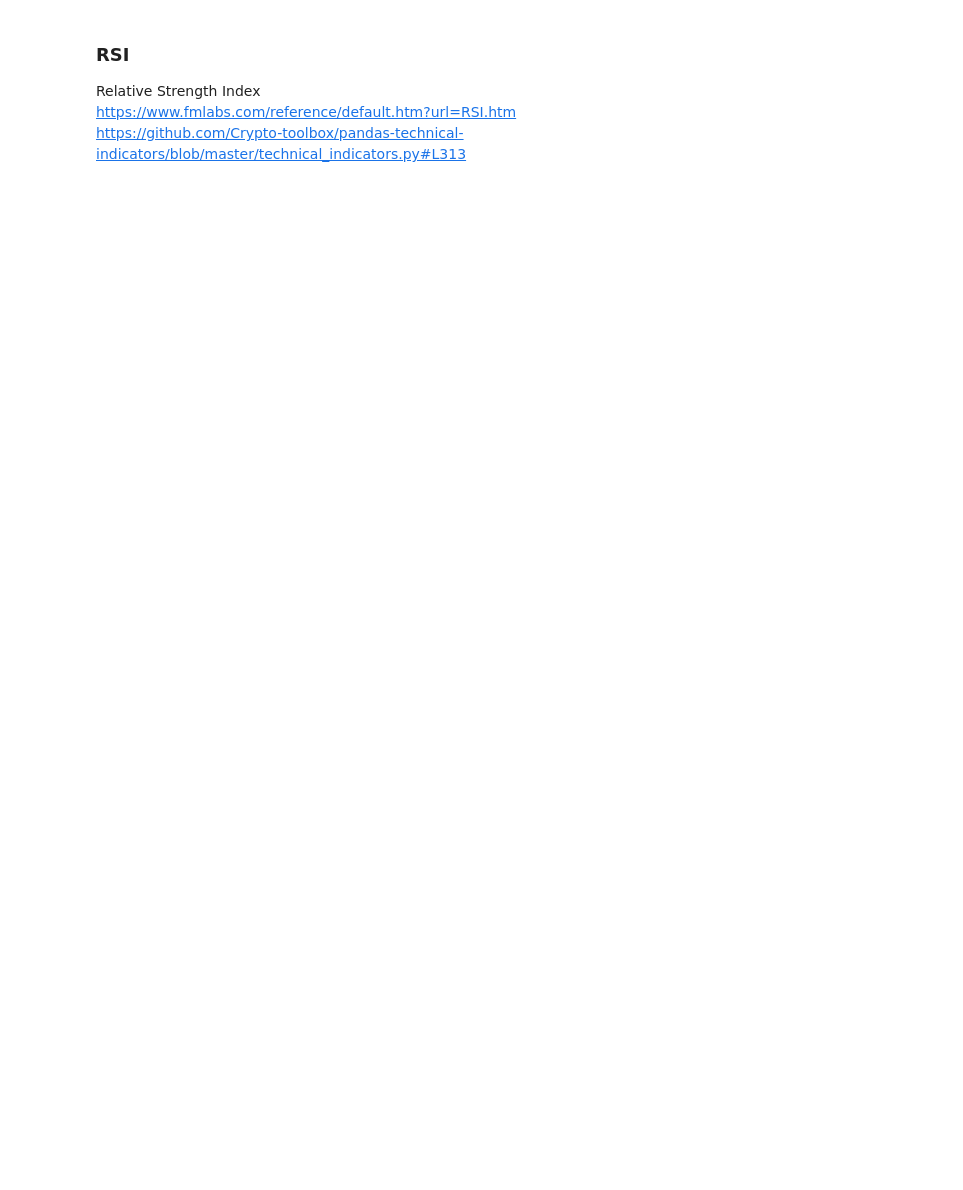
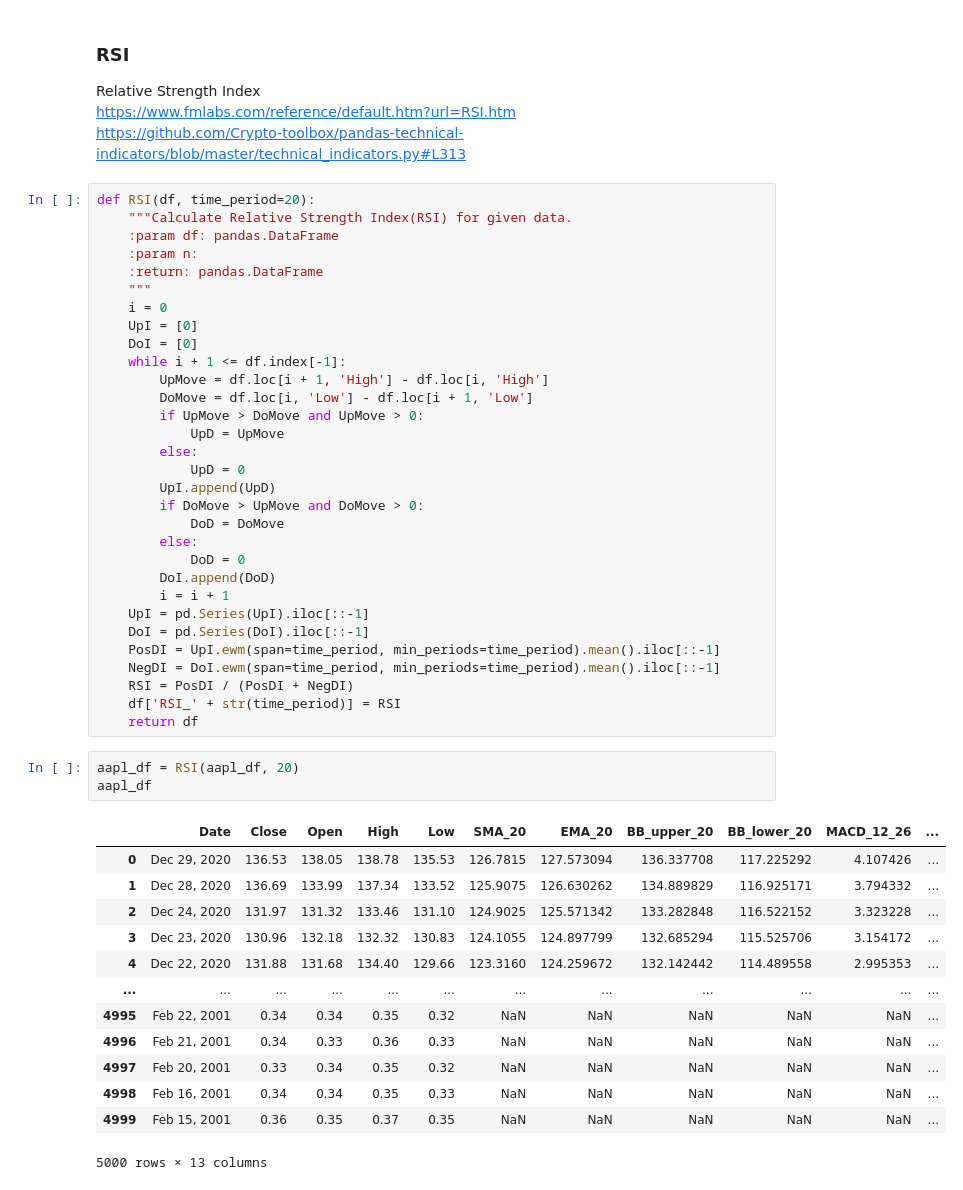
Before and after one commit to ptquan-hcmus/StockPricePredict, a Jupyter notebook: Crawl_price_and_calculate_indicator.ipynb, the cells around one changed output. Drawn from its saved outputs; the diff is of its cells as text; blank space fills up the shorter version.

```diff
--- a/Crawl_price_and_calculate_indicator.ipynb
+++ b/Crawl_price_and_calculate_indicator.ipynb
@@ -246,3 +285,51 @@ Stochastic Oscillator
 Relative Strength Index
 https://www.fmlabs.com/reference/default.htm?url=RSI.htm
 https://github.com/Crypto-toolbox/pandas-technical-indicators/blob/master/technical_indicators.py#L313
+# %%
+def RSI(df, time_period=20):
+    """Calculate Relative Strength Index(RSI) for given data.
+    :param df: pandas.DataFrame
+    :param n:
+    :return: pandas.DataFrame
+    """
+    i = 0
+    UpI = [0]
+    DoI = [0]
+    while i + 1 <= df.index[-1]:
+        UpMove = df.loc[i + 1, 'High'] - df.loc[i, 'High']
+        DoMove = df.loc[i, 'Low'] - df.loc[i + 1, 'Low']
+        if UpMove > DoMove and UpMove > 0:
+            UpD = UpMove
+        else:
+            UpD = 0
+        UpI.append(UpD)
+        if DoMove > UpMove and DoMove > 0:
+            DoD = DoMove
+        else:
+            DoD = 0
+        DoI.append(DoD)
+        i = i + 1
+    UpI = pd.Series(UpI).iloc[::-1]
+    DoI = pd.Series(DoI).iloc[::-1]
+    PosDI = UpI.ewm(span=time_period, min_periods=time_period).mean().iloc[::-1]
+    NegDI = DoI.ewm(span=time_period, min_periods=time_period).mean().iloc[::-1]
+    RSI = PosDI / (PosDI + NegDI)
+    df['RSI_' + str(time_period)] = RSI
+    return df
+# %%
+aapl_df = RSI(aapl_df, 20)
+aapl_df
+# %% [output]
+|  | Date | Close | Open | High | Low | SMA_20 | EMA_20 | BB_upper_20 | BB_lower_20 | MACD_12_26 | ... |
+| 0 | Dec 29, 2020 | 136.53 | 138.05 | 138.78 | 135.53 | 126.7815 | 127.573094 | 136.337708 | 117.225292 | 4.107426 | ... |
+| 1 | Dec 28, 2020 | 136.69 | 133.99 | 137.34 | 133.52 | 125.9075 | 126.630262 | 134.889829 | 116.925171 | 3.794332 | ... |
+| 2 | Dec 24, 2020 | 131.97 | 131.32 | 133.46 | 131.10 | 124.9025 | 125.571342 | 133.282848 | 116.522152 | 3.323228 | ... |
+| 3 | Dec 23, 2020 | 130.96 | 132.18 | 132.32 | 130.83 | 124.1055 | 124.897799 | 132.685294 | 115.525706 | 3.154172 | ... |
+| 4 | Dec 22, 2020 | 131.88 | 131.68 | 134.40 | 129.66 | 123.3160 | 124.259672 | 132.142442 | 114.489558 | 2.995353 | ... |
+| ... | ... | ... | ... | ... | ... | ... | ... | ... | ... | ... | ... |
+| 4995 | Feb 22, 2001 | 0.34 | 0.34 | 0.35 | 0.32 | NaN | NaN | NaN | NaN | NaN | ... |
+| 4996 | Feb 21, 2001 | 0.34 | 0.33 | 0.36 | 0.33 | NaN | NaN | NaN | NaN | NaN | ... |
+| 4997 | Feb 20, 2001 | 0.33 | 0.34 | 0.35 | 0.32 | NaN | NaN | NaN | NaN | NaN | ... |
+| 4998 | Feb 16, 2001 | 0.34 | 0.34 | 0.35 | 0.33 | NaN | NaN | NaN | NaN | NaN | ... |
+| 4999 | Feb 15, 2001 | 0.36 | 0.35 | 0.37 | 0.35 | NaN | NaN | NaN | NaN | NaN | ... |
+5000 rows × 13 columns
```
Also changed, not shown: parts of 25 cells of this notebook.
